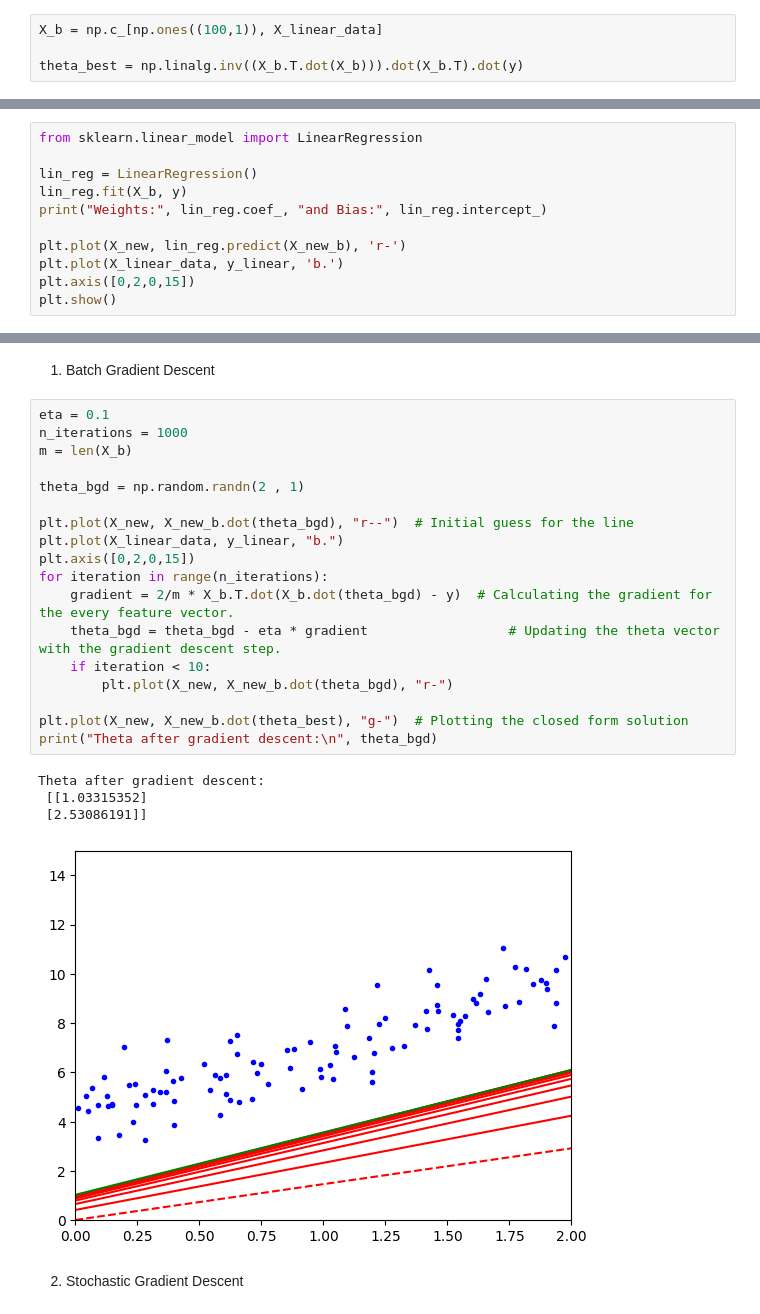
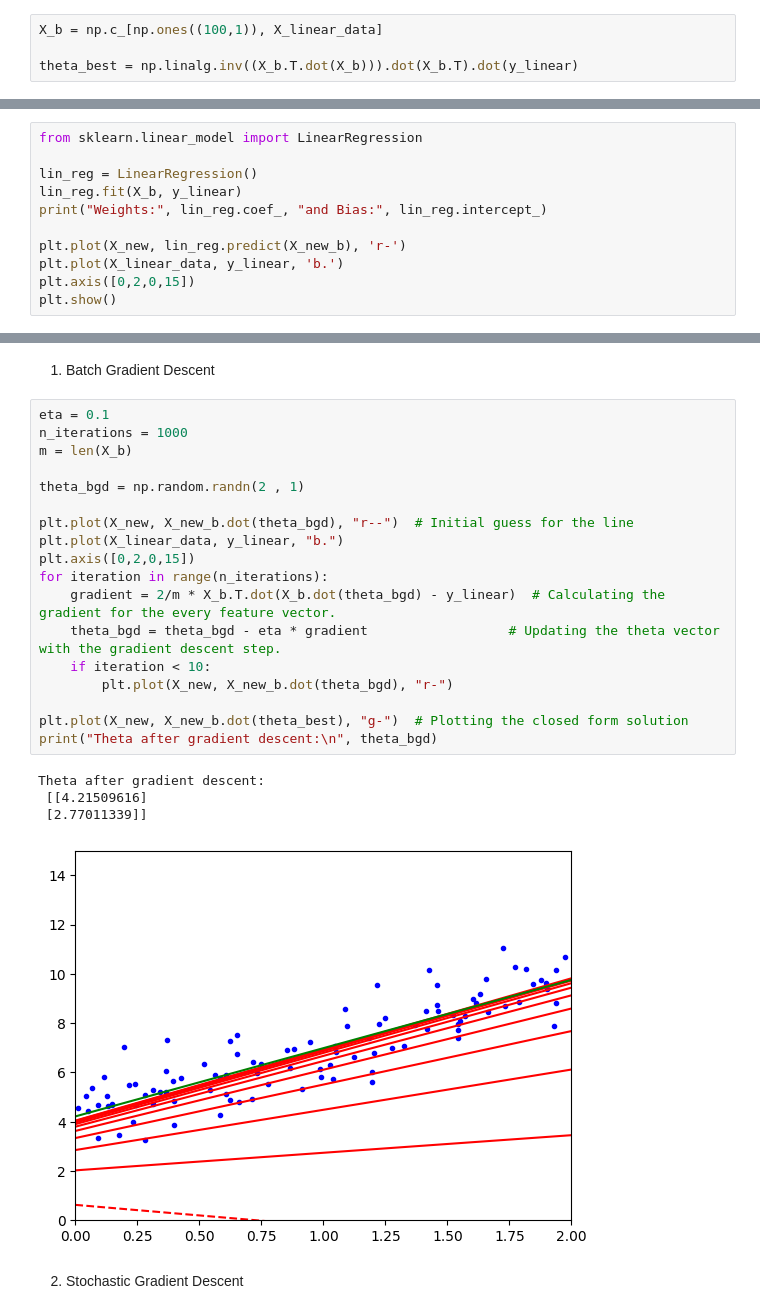
Before and after one commit to VanshSinghavi/Machine-Learning-Basics, a Jupyter notebook: models.ipynb, the cells around one changed output, grey strips where cells are left out. Saved outputs shown, nothing was run; the diff lists cells and outputs as text.

```diff
--- a/models.ipynb
+++ b/models.ipynb
@@ -20,7 +20,7 @@ plt.show()
 # %%
 X_b = np.c_[np.ones((100,1)), X_linear_data]
 
-theta_best = np.linalg.inv((X_b.T.dot(X_b))).dot(X_b.T).dot(y)
+theta_best = np.linalg.inv((X_b.T.dot(X_b))).dot(X_b.T).dot(y_linear)
 # %%
 X_new = np.array([[0], [2]])
 X_new_b = np.c_[np.ones(X_new.shape), X_new]
@@ -45,7 +45,7 @@ plt.show()
 from sklearn.linear_model import LinearRegression
 
 lin_reg = LinearRegression()
-lin_reg.fit(X_b, y)
+lin_reg.fit(X_b, y_linear)
 print("Weights:", lin_reg.coef_, "and Bias:", lin_reg.intercept_)
 
 plt.plot(X_new, lin_reg.predict(X_new_b), 'r-')
@@ -89,26 +89,26 @@ Also the number of instances in data has to be small enough to fit into the memo
 # %%
 eta = 0.1
 n_iterations = 1000
 m = len(X_b)
 
 theta_bgd = np.random.randn(2 , 1)
 
 plt.plot(X_new, X_new_b.dot(theta_bgd), "r--")  # Initial guess for the line
 plt.plot(X_linear_data, y_linear, "b.")
 plt.axis([0,2,0,15])
 for iteration in range(n_iterations):
-    gradient = 2/m * X_b.T.dot(X_b.dot(theta_bgd) - y)  # Calculating the gradient for the every feature vector.
+    gradient = 2/m * X_b.T.dot(X_b.dot(theta_bgd) - y_linear)  # Calculating the gradient for the every feature vector.
     theta_bgd = theta_bgd - eta * gradient                  # Updating the theta vector with the gradient descent step.
     if iteration < 10:
         plt.plot(X_new, X_new_b.dot(theta_bgd), "r-")
 
 plt.plot(X_new, X_new_b.dot(theta_best), "g-")  # Plotting the closed form solution
 print("Theta after gradient descent:\n", theta_bgd)
 # %% [output]
 Theta after gradient descent:
- [[1.03315352]
- [2.53086191]]
+ [[4.21509616]
+ [2.77011339]]
-[figure, old version]
+[figure, new version]
 # %% [markdown]
 2. Stochastic Gradient Descent
 # %%
```
Also changed, not shown: parts of 14 cells of this notebook.
